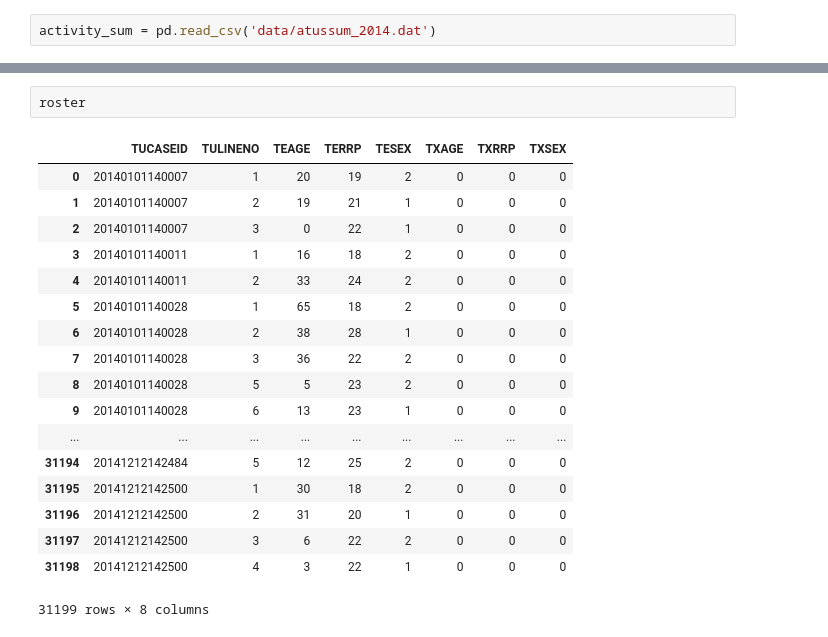
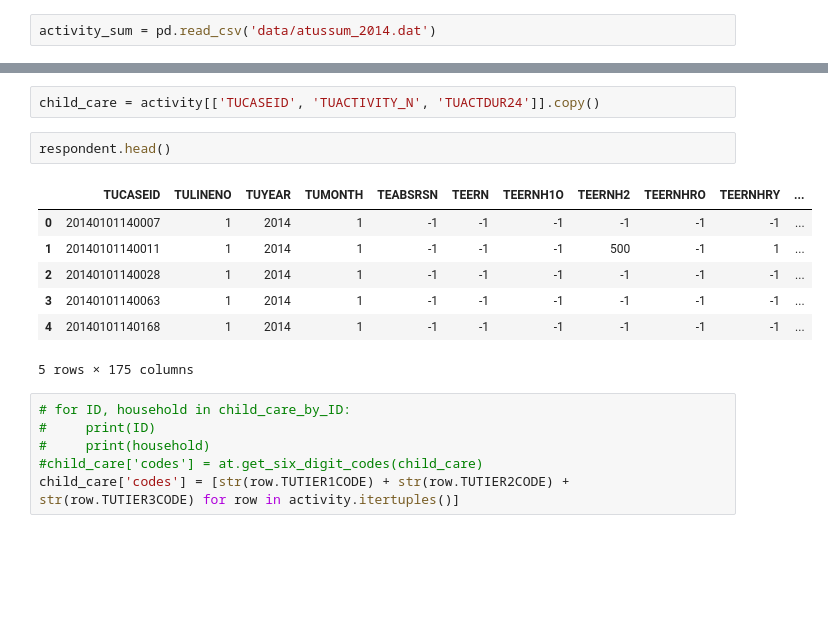
Before and after one commit to gcrowder/atus-analysis, a Jupyter notebook: wasting_time.ipynb, the cells around one changed output, grey strips where cells are left out. Saved outputs shown, nothing was run; the diff lists cells and outputs as text; blank space fills up the shorter version.

```diff
--- a/wasting_time.ipynb
+++ b/wasting_time.ipynb
@@ -54,21 +20,18 @@ activity_sum
-# %%
-roster
-# %% [output]
-|  | TUCASEID | TULINENO | TEAGE | TERRP | TESEX | TXAGE | TXRRP | TXSEX |
-| 0 | 20140101140007 | 1 | 20 | 19 | 2 | 0 | 0 | 0 |
-| 1 | 20140101140007 | 2 | 19 | 21 | 1 | 0 | 0 | 0 |
-| 2 | 20140101140007 | 3 | 0 | 22 | 1 | 0 | 0 | 0 |
-| 3 | 20140101140011 | 1 | 16 | 18 | 2 | 0 | 0 | 0 |
-| 4 | 20140101140011 | 2 | 33 | 24 | 2 | 0 | 0 | 0 |
-| 5 | 20140101140028 | 1 | 65 | 18 | 2 | 0 | 0 | 0 |
-| 6 | 20140101140028 | 2 | 38 | 28 | 1 | 0 | 0 | 0 |
-| 7 | 20140101140028 | 3 | 36 | 22 | 2 | 0 | 0 | 0 |
-| 8 | 20140101140028 | 5 | 5 | 23 | 2 | 0 | 0 | 0 |
-| 9 | 20140101140028 | 6 | 13 | 23 | 1 | 0 | 0 | 0 |
-| ... | ... | ... | ... | ... | ... | ... | ... | ... |
-| 31194 | 20141212142484 | 5 | 12 | 25 | 2 | 0 | 0 | 0 |
-| 31195 | 20141212142500 | 1 | 30 | 18 | 2 | 0 | 0 | 0 |
-| 31196 | 20141212142500 | 2 | 31 | 20 | 1 | 0 | 0 | 0 |
-| 31197 | 20141212142500 | 3 | 6 | 22 | 2 | 0 | 0 | 0 |
-| 31198 | 20141212142500 | 4 | 3 | 22 | 1 | 0 | 0 | 0 |
-31199 rows × 8 columns
+# %%
+child_care = activity[['TUCASEID', 'TUACTIVITY_N', 'TUACTDUR24']].copy()
+# %%
+respondent.head()
+# %% [output]
+|  | TUCASEID | TULINENO | TUYEAR | TUMONTH | TEABSRSN | TEERN | TEERNH1O | TEERNH2 | TEERNHRO | TEERNHRY | ... |
+| 0 | 20140101140007 | 1 | 2014 | 1 | -1 | -1 | -1 | -1 | -1 | -1 | ... |
+| 1 | 20140101140011 | 1 | 2014 | 1 | -1 | -1 | -1 | 500 | -1 | 1 | ... |
+| 2 | 20140101140028 | 1 | 2014 | 1 | -1 | -1 | -1 | -1 | -1 | -1 | ... |
+| 3 | 20140101140063 | 1 | 2014 | 1 | -1 | -1 | -1 | -1 | -1 | -1 | ... |
+| 4 | 20140101140168 | 1 | 2014 | 1 | -1 | -1 | -1 | -1 | -1 | -1 | ... |
+5 rows × 175 columns
+# %%
+# for ID, household in child_care_by_ID:
+#     print(ID)
+#     print(household)
+#child_care['codes'] = at.get_six_digit_codes(child_care)
+child_care['codes'] = [str(row.TUTIER1CODE) + str(row.TUTIER2CODE) + str(row.TUTIER3CODE) for row in activity.itertuples()]
```
Also changed, not shown: parts of 29 cells of this notebook, 5 other files.
